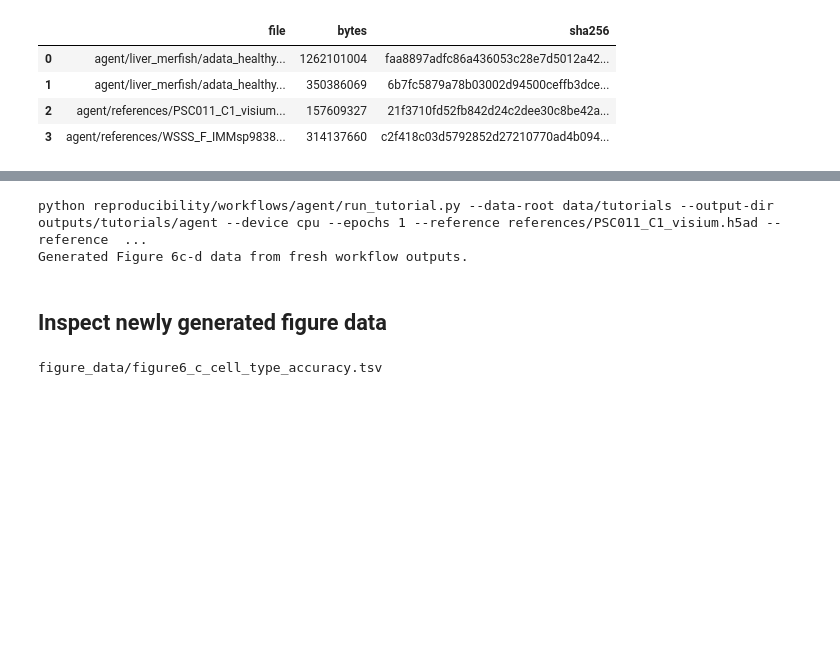
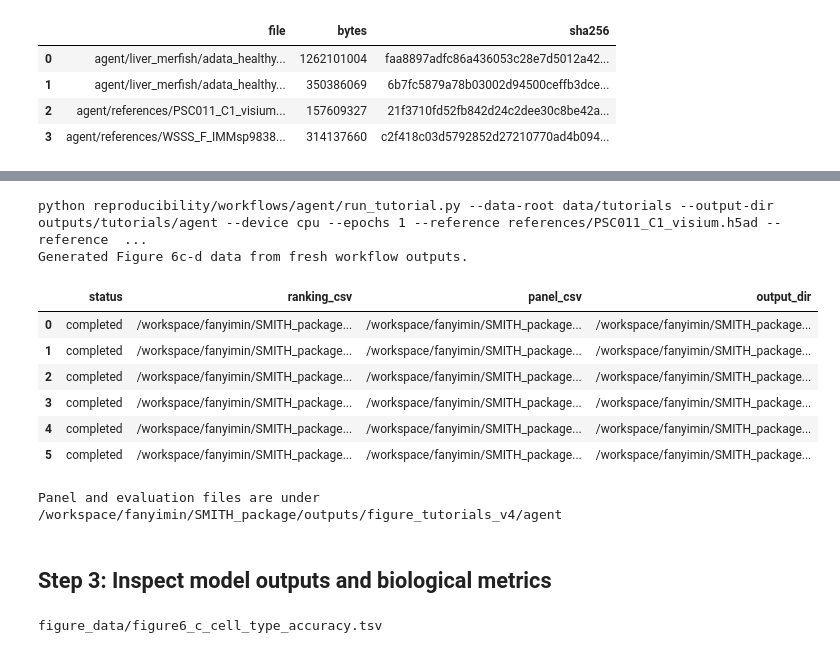
Before and after one commit to fym0503/SMITH, a Jupyter notebook: docs/source/tutorials/notebooks/agent_section/05_SMITH_Agent_Evaluation_executed.ipynb, the cells around one changed output, grey strips where cells are left out. Saved outputs shown, nothing was run; the diff lists cells and outputs as text; code cells hidden in the pictures; blank space fills up the shorter version.

Commit message:
Reframe tutorials around biological workflows

```diff
--- a/docs/source/tutorials/notebooks/agent_section/05_SMITH_Agent_Evaluation_executed.ipynb
+++ b/docs/source/tutorials/notebooks/agent_section/05_SMITH_Agent_Evaluation_executed.ipynb
@@ -51,18 +75,39 @@ display(pd.DataFrame(rows))
 # %%
 command = [sys.executable, str(ROOT / 'reproducibility/workflows/agent/run_tutorial.py'), "--data-root", str(DATA_ROOT), "--output-dir", str(CASE_OUTPUT), "--device", DEVICE, "--epochs", str(EPOCHS)] + ['--reference', 'references/PSC011_C1_visium.h5ad', '--reference', 'references/WSSS_F_IMMsp9838712_visium.h5ad', '--panel-sizes', '32,64,128', '--training-seeds', '1,2', '--max-cells', '3000'] + ["--force"]
 display_command = ["python", 'reproducibility/workflows/agent/run_tutorial.py', "--data-root", "data/tutorials", "--output-dir", "outputs/tutorials/agent", "--device", DEVICE, "--epochs", str(EPOCHS)] + ['--reference', 'references/PSC011_C1_visium.h5ad', '--reference', 'references/WSSS_F_IMMsp9838712_visium.h5ad', '--panel-sizes', '32,64,128', '--training-seeds', '1,2', '--max-cells', '3000'] + ["--force"]
 print(" ".join(display_command))
 completed = subprocess.run(command, cwd=ROOT, text=True, stdout=subprocess.PIPE, stderr=subprocess.STDOUT)
 if completed.returncode:
     print(completed.stdout)
     raise subprocess.CalledProcessError(completed.returncode, command)
 manifest = json.loads((CASE_OUTPUT / "run_manifest.json").read_text())
 print("Generated", manifest["manuscript_figure"], "data from fresh workflow outputs.")
+training_rows = []
+def collect_training_runs(value):
+    if isinstance(value, dict):
+        if "ranking_csv" in value and "output_dir" in value:
+            training_rows.append({key: value.get(key) for key in ("status", "ranking_csv", "panel_csv", "output_dir")})
+        for child in value.values():
+            collect_training_runs(child)
+    elif isinstance(value, list):
+        for child in value:
+            collect_training_runs(child)
+collect_training_runs(manifest.get("training_runs", []))
+display(pd.DataFrame(training_rows).drop_duplicates())
+print("Panel and evaluation files are under", CASE_OUTPUT)
 # %% [output]
 python reproducibility/workflows/agent/run_tutorial.py --data-root data/tutorials --output-dir outputs/tutorials/agent --device cpu --epochs 1 --reference references/PSC011_C1_visium.h5ad --reference  ...
 Generated Figure 6c-d data from fresh workflow outputs.
+|  | status | ranking_csv | panel_csv | output_dir |
+| 0 | completed | /workspace/fanyimin/SMITH_package... | /workspace/fanyimin/SMITH_package... | /workspace/fanyimin/SMITH_package... |
+| 1 | completed | /workspace/fanyimin/SMITH_package... | /workspace/fanyimin/SMITH_package... | /workspace/fanyimin/SMITH_package... |
+| 2 | completed | /workspace/fanyimin/SMITH_package... | /workspace/fanyimin/SMITH_package... | /workspace/fanyimin/SMITH_package... |
+| 3 | completed | /workspace/fanyimin/SMITH_package... | /workspace/fanyimin/SMITH_package... | /workspace/fanyimin/SMITH_package... |
+| 4 | completed | /workspace/fanyimin/SMITH_package... | /workspace/fanyimin/SMITH_package... | /workspace/fanyimin/SMITH_package... |
+| 5 | completed | /workspace/fanyimin/SMITH_package... | /workspace/fanyimin/SMITH_package... | /workspace/fanyimin/SMITH_package... |
+Panel and evaluation files are under /workspace/fanyimin/SMITH_package/outputs/figure_tutorials_v4/agent
-# %% [markdown]
-## Inspect newly generated figure data
+# %% [markdown]
+## Step 3: Inspect model outputs and biological metrics
 # %%
 for relative in ['figure_data/figure6_c_cell_type_accuracy.tsv', 'figure_data/figure6_d_merfish_expression.tsv']:
     path = CASE_OUTPUT / relative
```
Also changed, not shown: parts of 11 cells of this notebook, 9 other files.
